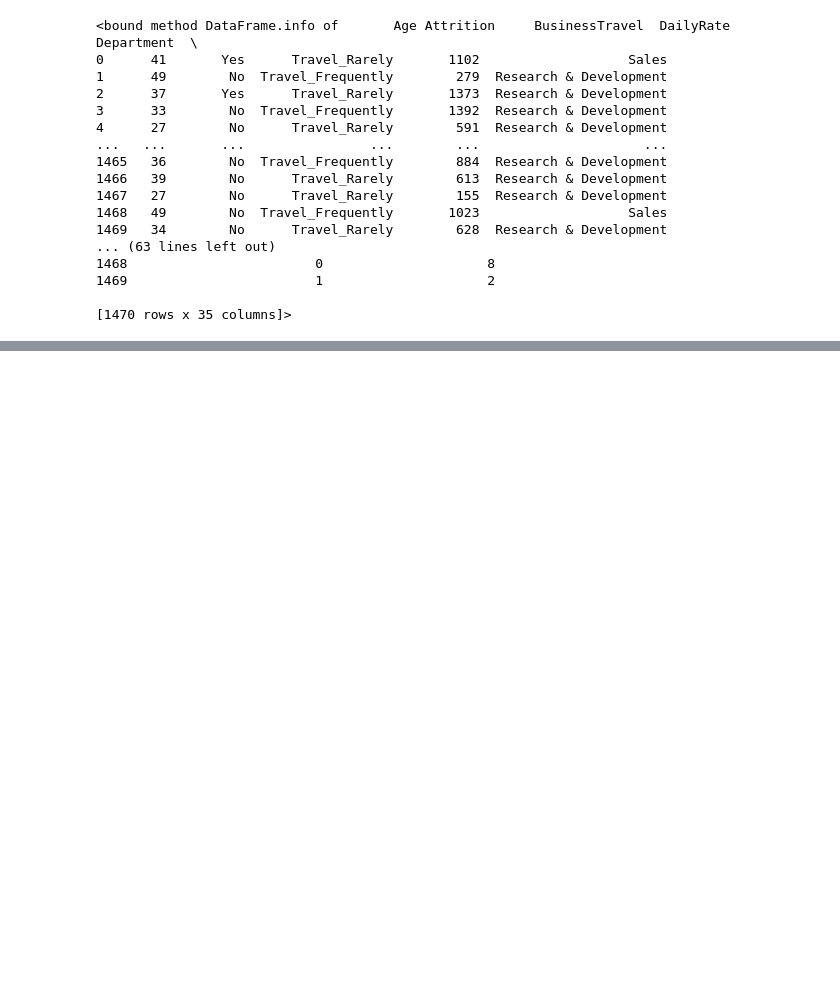
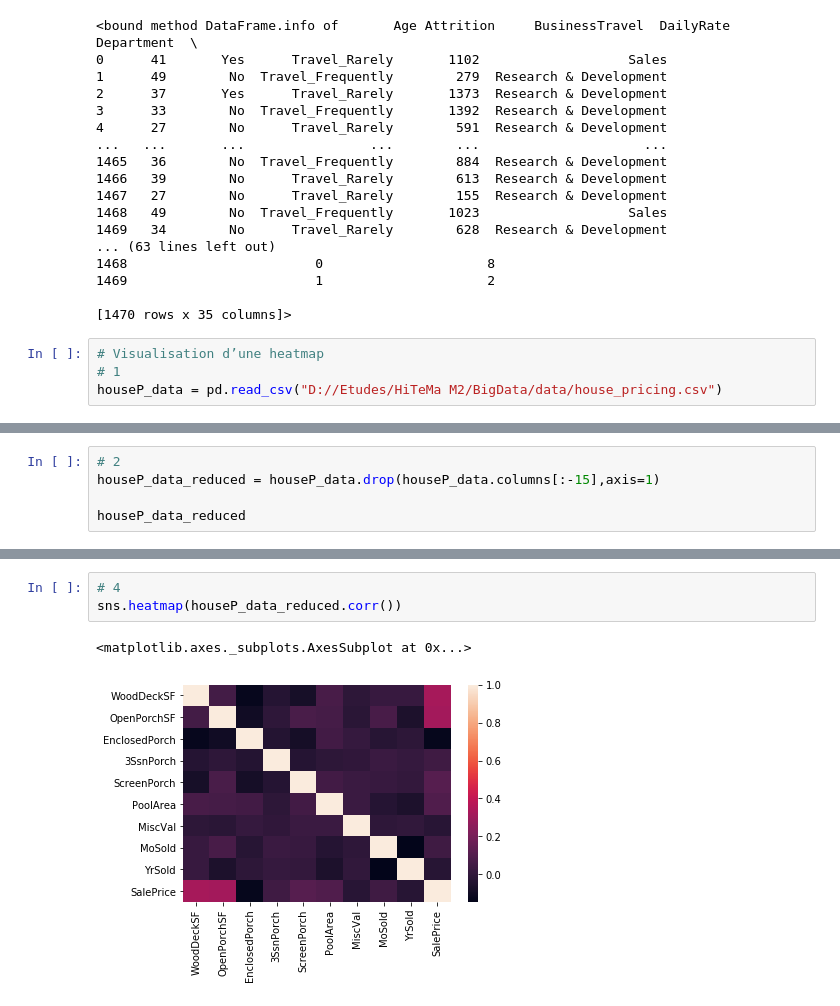
Before and after one commit to syvtoto/BigData, a Jupyter notebook: BigData_20-04.ipynb, the cells around one changed output, grey strips where cells are left out. Drawn from its saved outputs; the diff is of its cells as text; blank space fills up the shorter version.

```diff
--- a/BigData_20-04.ipynb
+++ b/BigData_20-04.ipynb
@@ -239,3 +237,7 @@ cate_data.info
 1469                        1                     2
 
 [1470 rows x 35 columns]>
+# %%
+# Visualisation d’une heatmap
+# 1
+houseP_data = pd.read_csv("D://Etudes/HiTeMa M2/BigData/data/house_pricing.csv")
@@ -241,0 +260,5 @@ cate_data.info
+# %%
+# 2
+houseP_data_reduced = houseP_data.drop(houseP_data.columns[:-15],axis=1)
+
+houseP_data_reduced
@@ -241,0 +294,6 @@ cate_data.info
+# %%
+# 4
+sns.heatmap(houseP_data_reduced.corr())
+# %% [output]
+<matplotlib.axes._subplots.AxesSubplot at 0x...>
+[figure, added]
```
Also changed, not shown: parts of 15 cells of this notebook.
